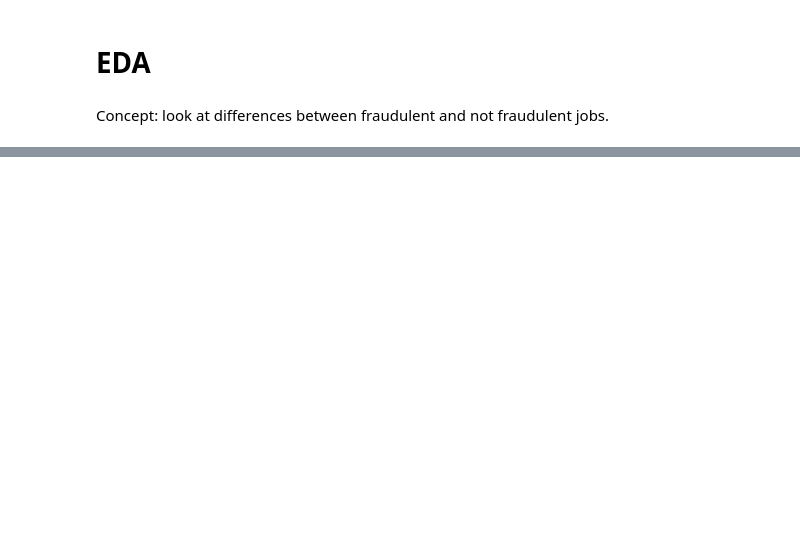
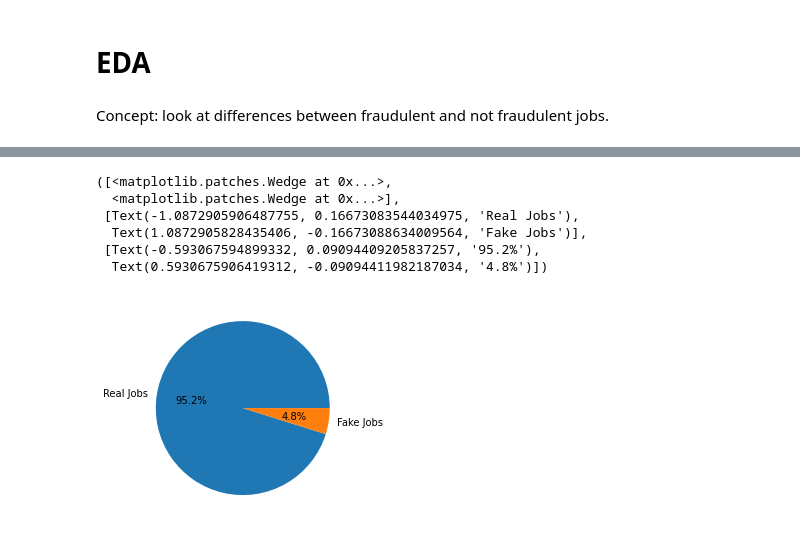
Before and after one commit to karriechou/hacktheglobe_2023, a Jupyter notebook: team17_fake_jobs_model.ipynb, the cells around one changed output, grey strips where cells are left out. Saved outputs shown, nothing was run; the diff lists cells and outputs as text; code cells hidden in the pictures; blank space fills up the shorter version.

```diff
--- a/team17_fake_jobs_model.ipynb
+++ b/team17_fake_jobs_model.ipynb
@@ -61,4 +61,4 @@ fraudulent                 0
 dtype: int64
 # %%
 # drop columns with large amounts of NA
-jobs.drop(["job_id", "department", "salary_range"], axis = 1)
+jobs = jobs.drop(["job_id", "department", "salary_range"], axis = 1)
@@ -80,5 +66,7 @@ jobs.drop(["job_id", "department", "salary_range"], axis = 1)
 text_vars = ["title", "location", "company_profile", "description", "requirements", "benefits"]
 cat_vars = ["telecommuting", "has_company_logo", "has_questions", "employment_type", "required_experience", "required_education", "industry", "function", "fraudulent"]
 
-jobs[text_vars].fillna(" ")
-jobs[cat_vars].fillna("None")
+text = jobs[text_vars].fillna(" ")
+cat = jobs[cat_vars].fillna("None")
+
+jobs = pd.concat([text, cat], axis = 1)
@@ -103,3 +86,14 @@ Concept: look at differences between fraudulent and not fraudulent jobs.
+# %%
+fraudulent_vs_nonfraudulent_jobs = jobs["fraudulent"].value_counts().values
+plt.pie(fraudulent_vs_nonfraudulent_jobs, labels = ["Real Jobs", "Fake Jobs"], autopct = "%.1f%%")
+# %% [output]
+([<matplotlib.patches.Wedge at 0x...>,
+  <matplotlib.patches.Wedge at 0x...>],
+ [Text(-1.0872905906487755, 0.16673083544034975, 'Real Jobs'),
+  Text(1.0872905828435406, -0.16673088634009564, 'Fake Jobs')],
+ [Text(-0.593067594899332, 0.09094409205837257, '95.2%'),
+  Text(0.5930675906419312, -0.09094411982187034, '4.8%')])
+[figure, added]
 # %%
 fraudulent_jobs = jobs[(jobs["fraudulent"] == 1)]
 not_fraudulent_jobs = jobs[(jobs["fraudulent"] == 0)]
```
Also changed, not shown: parts of 10 cells of this notebook.
